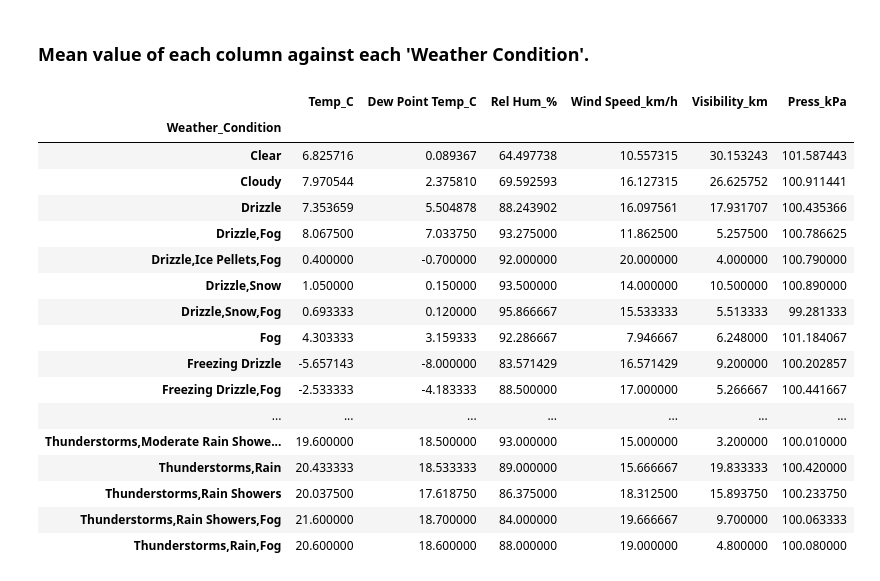
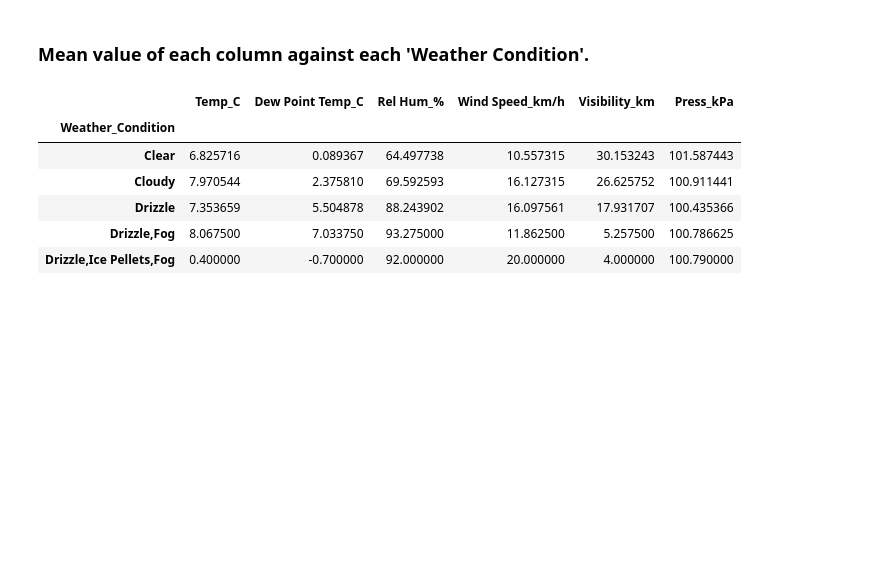
Before and after one commit to Himasnhuu/Weather_Analysis, a Jupyter notebook: Weather_Analysis.ipynb, the cells around one changed output. Drawn from its saved outputs; the diff is of its cells as text; code cells hidden in the pictures; blank space fills up the shorter version.

```diff
--- a/Weather_Analysis.ipynb
+++ b/Weather_Analysis.ipynb
@@ -369,23 +369,12 @@ data[(data['Wind Speed_km/h'] > 24) & (data['Visibility_km'] == 25)]
 # %% [markdown]
 ### Mean value of each column against each 'Weather Condition'.
 # %%
-data.groupby('Weather_Condition').mean(numeric_only=True)
+data.groupby('Weather_Condition').mean(numeric_only=True).head(5)
 # %% [output]
 |  | Temp_C | Dew Point Temp_C | Rel Hum_% | Wind Speed_km/h | Visibility_km | Press_kPa |
 | Weather_Condition |  |  |  |  |  |  |
 | Clear | 6.825716 | 0.089367 | 64.497738 | 10.557315 | 30.153243 | 101.587443 |
 | Cloudy | 7.970544 | 2.375810 | 69.592593 | 16.127315 | 26.625752 | 100.911441 |
 | Drizzle | 7.353659 | 5.504878 | 88.243902 | 16.097561 | 17.931707 | 100.435366 |
 | Drizzle,Fog | 8.067500 | 7.033750 | 93.275000 | 11.862500 | 5.257500 | 100.786625 |
 | Drizzle,Ice Pellets,Fog | 0.400000 | -0.700000 | 92.000000 | 20.000000 | 4.000000 | 100.790000 |
-| Drizzle,Snow | 1.050000 | 0.150000 | 93.500000 | 14.000000 | 10.500000 | 100.890000 |
-| Drizzle,Snow,Fog | 0.693333 | 0.120000 | 95.866667 | 15.533333 | 5.513333 | 99.281333 |
-| Fog | 4.303333 | 3.159333 | 92.286667 | 7.946667 | 6.248000 | 101.184067 |
-| Freezing Drizzle | -5.657143 | -8.000000 | 83.571429 | 16.571429 | 9.200000 | 100.202857 |
-| Freezing Drizzle,Fog | -2.533333 | -4.183333 | 88.500000 | 17.000000 | 5.266667 | 100.441667 |
-| ... | ... | ... | ... | ... | ... | ... |
-| Thunderstorms,Moderate Rain Showe... | 19.600000 | 18.500000 | 93.000000 | 15.000000 | 3.200000 | 100.010000 |
-| Thunderstorms,Rain | 20.433333 | 18.533333 | 89.000000 | 15.666667 | 19.833333 | 100.420000 |
-| Thunderstorms,Rain Showers | 20.037500 | 17.618750 | 86.375000 | 18.312500 | 15.893750 | 100.233750 |
-| Thunderstorms,Rain Showers,Fog | 21.600000 | 18.700000 | 84.000000 | 19.666667 | 9.700000 | 100.063333 |
-| Thunderstorms,Rain,Fog | 20.600000 | 18.600000 | 88.000000 | 19.000000 | 4.800000 | 100.080000 |
```
Also changed, not shown: parts of 11 cells of this notebook.
